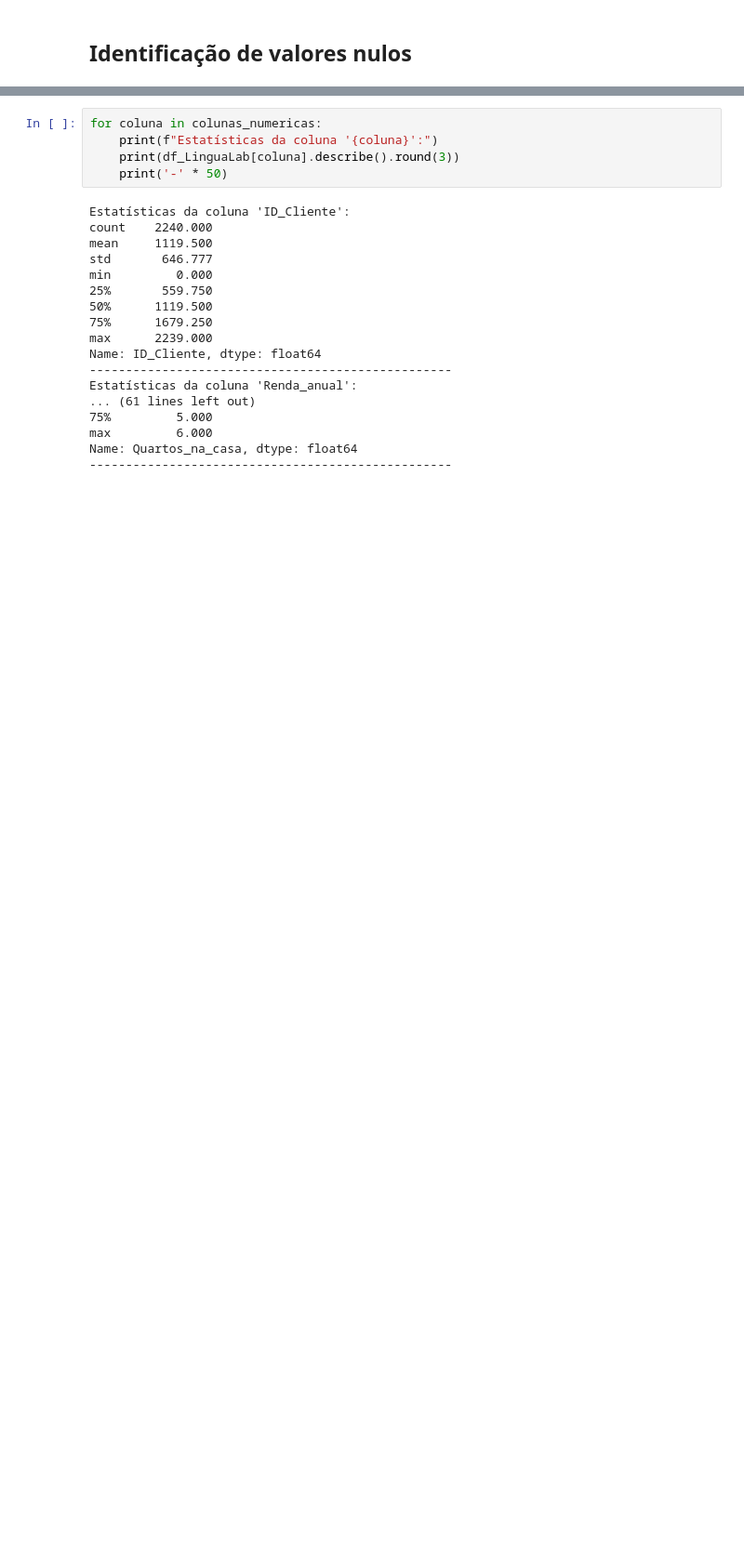
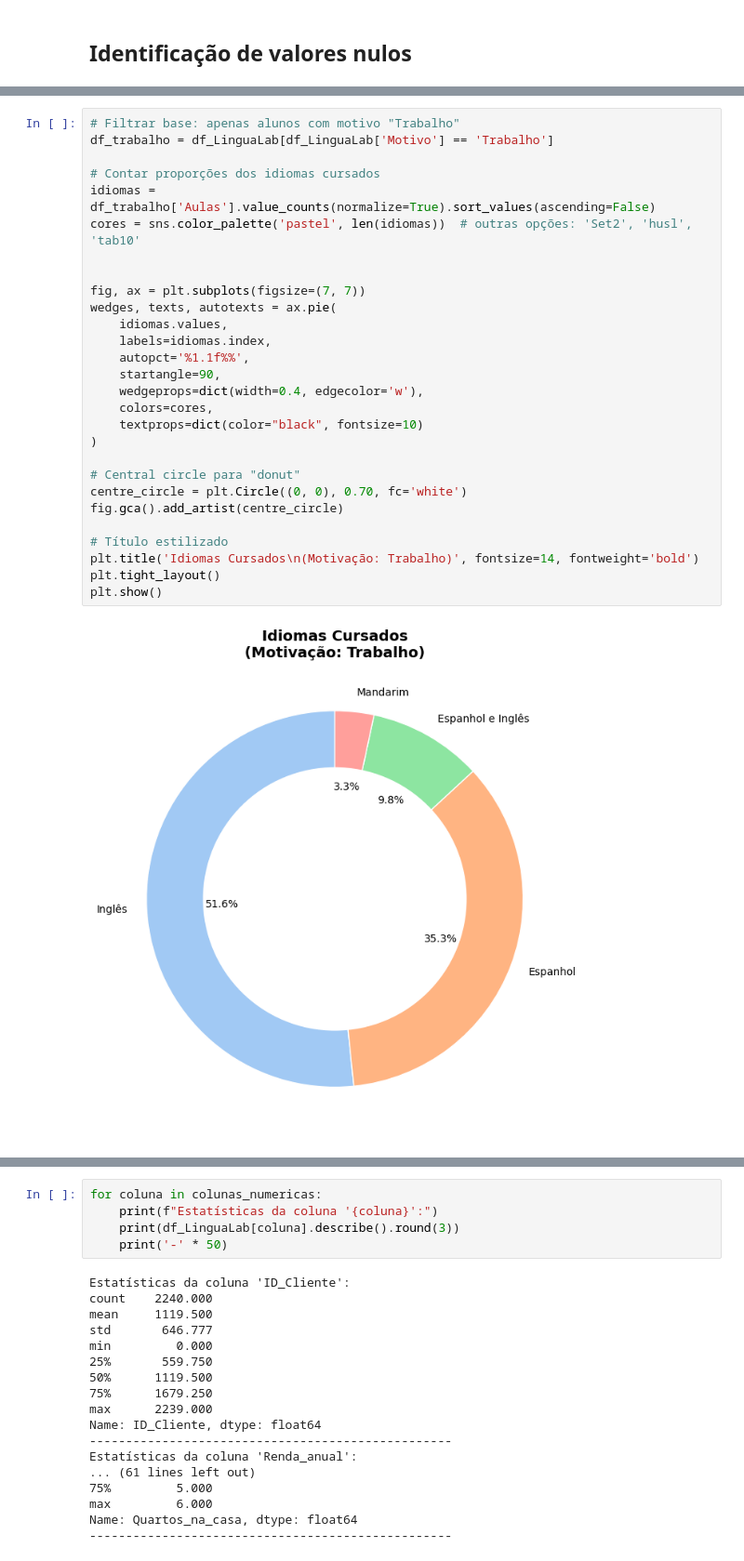
Before and after one commit to PedroMRegis/dados_case1, a Jupyter notebook: analise_LinguaLab/dados.ipynb, the cells around one changed output, grey strips where cells are left out. Shown at 93% size. Cells and saved outputs as stored; diff of their text form; blank space fills up the shorter version.

```diff
--- a/analise_LinguaLab/dados.ipynb
+++ b/analise_LinguaLab/dados.ipynb
@@ -201 +258,31 @@ Name: count, dtype: int64
+# %%
+# Filtrar base: apenas alunos com motivo "Trabalho"
+df_trabalho = df_LinguaLab[df_LinguaLab['Motivo'] == 'Trabalho']
+
+# Contar proporções dos idiomas cursados
+idiomas = df_trabalho['Aulas'].value_counts(normalize=True).sort_values(ascending=False)
+cores = sns.color_palette('pastel', len(idiomas))  # outras opções: 'Set2', 'husl', 'tab10'
+
+
+fig, ax = plt.subplots(figsize=(7, 7))
+wedges, texts, autotexts = ax.pie(
+    idiomas.values,
+    labels=idiomas.index,
+    autopct='%1.1f%%',
+    startangle=90,
+    wedgeprops=dict(width=0.4, edgecolor='w'),
+    colors=cores,
+    textprops=dict(color="black", fontsize=10)
+)
+
+# Central circle para "donut"
+centre_circle = plt.Circle((0, 0), 0.70, fc='white')
+fig.gca().add_artist(centre_circle)
+
+# Título estilizado
+plt.title('Idiomas Cursados\n(Motivação: Trabalho)', fontsize=14, fontweight='bold')
+plt.tight_layout()
+plt.show()
+# %% [output]
+[figure, added]
 # %% [markdown]
```
Also changed, not shown: parts of 64 cells of this notebook.
